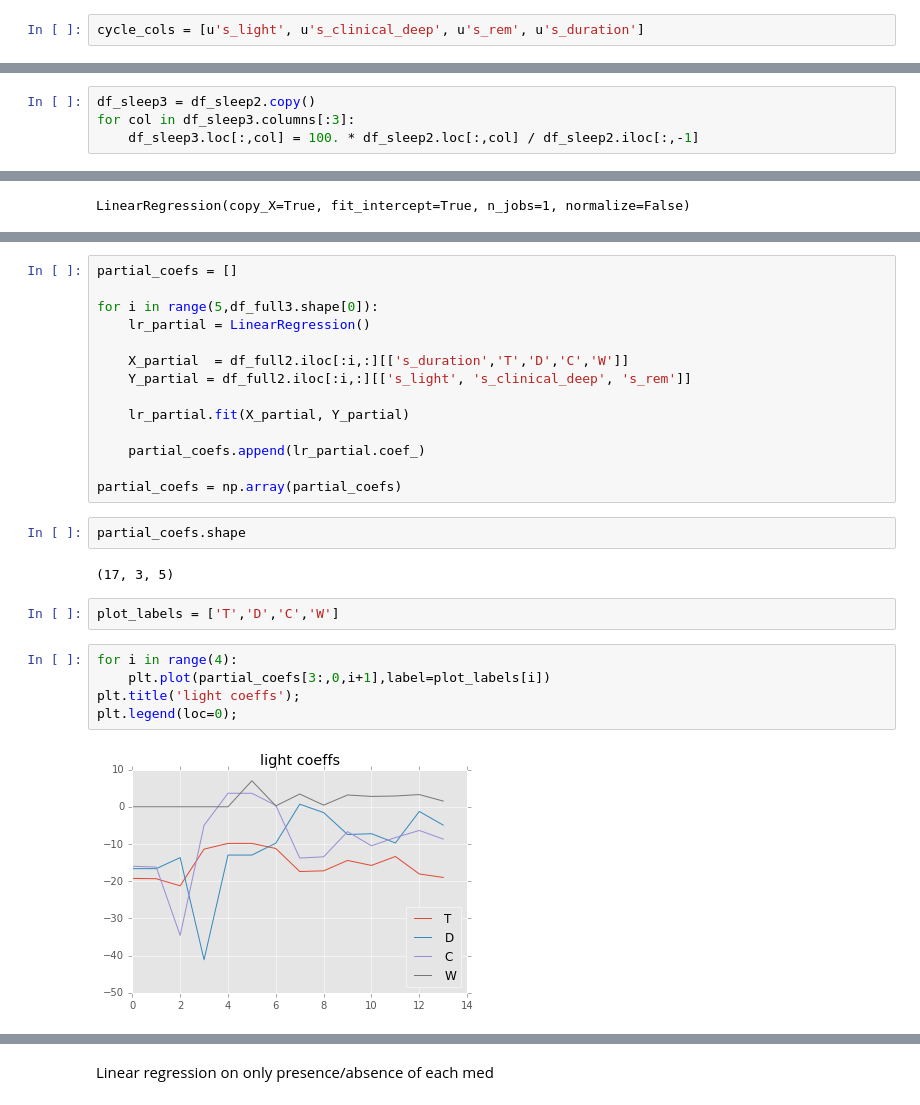
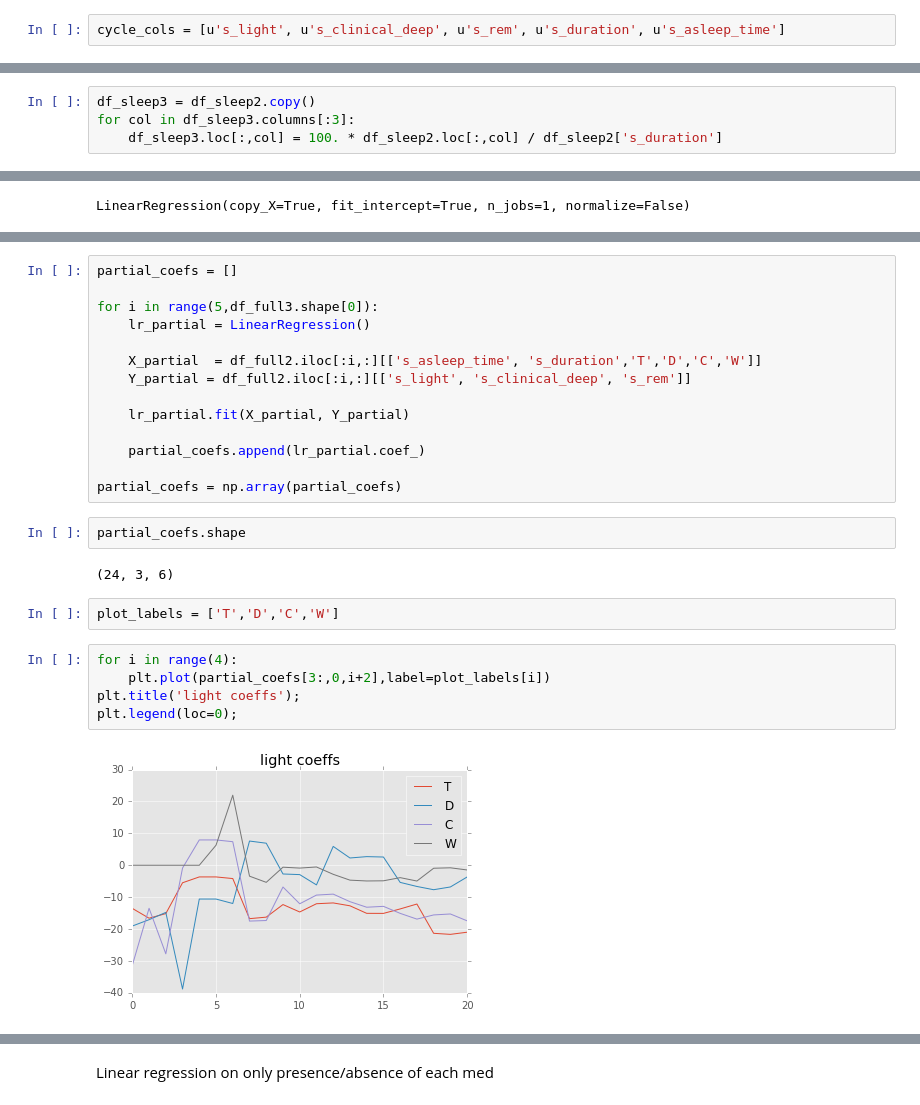
Before and after one commit to rfriel/jawbone, a Jupyter notebook: jawbone_m.ipynb, the cells around one changed output, grey strips where cells are left out. Saved outputs shown, nothing was run; the diff lists cells and outputs as text.

```diff
--- a/jawbone_m.ipynb
+++ b/jawbone_m.ipynb
@@ -68,5 +68,5 @@ df_sleep/3600.
 # %%
-cycle_cols = [u's_light', u's_clinical_deep', u's_rem', u's_duration']
+cycle_cols = [u's_light', u's_clinical_deep', u's_rem', u's_duration', u's_asleep_time']
 # %%
 df_sleep[cycle_cols]/3600
 # %% [output]
@@ -100,7 +100,7 @@ plt.title('Minutes of each phase');
 # %%
 df_sleep3 = df_sleep2.copy()
 for col in df_sleep3.columns[:3]:
-    df_sleep3.loc[:,col] = 100. * df_sleep2.loc[:,col] / df_sleep2.iloc[:,-1]
+    df_sleep3.loc[:,col] = 100. * df_sleep2.loc[:,col] / df_sleep2['s_duration']
 # %%
 plt.figure(figsize=(10,10))
 for col in df_sleep3.columns[:3]:
@@ -339,7 +324,7 @@ partial_coefs = []
 for i in range(5,df_full3.shape[0]):
     lr_partial = LinearRegression()
 
-    X_partial  = df_full2.iloc[:i,:][['s_duration','T','D','C','W']]
+    X_partial  = df_full2.iloc[:i,:][['s_asleep_time', 's_duration','T','D','C','W']]
     Y_partial = df_full2.iloc[:i,:][['s_light', 's_clinical_deep', 's_rem']]
 
     lr_partial.fit(X_partial, Y_partial)
@@ -350,15 +335,15 @@ partial_coefs = np.array(partial_coefs)
 # %%
 partial_coefs.shape
 # %% [output]
-(17, 3, 5)
+(24, 3, 6)
 # %%
 plot_labels = ['T','D','C','W']
 # %%
 for i in range(4):
-    plt.plot(partial_coefs[3:,0,i+1],label=plot_labels[i])
+    plt.plot(partial_coefs[3:,0,i+2],label=plot_labels[i])
 plt.title('light coeffs');
 plt.legend(loc=0);
 # %% [output]
-[figure, old version]
+[figure, new version]
 # %%
 for i in range(4):
```
Also changed, not shown: parts of 58 cells of this notebook, 2 other files.
